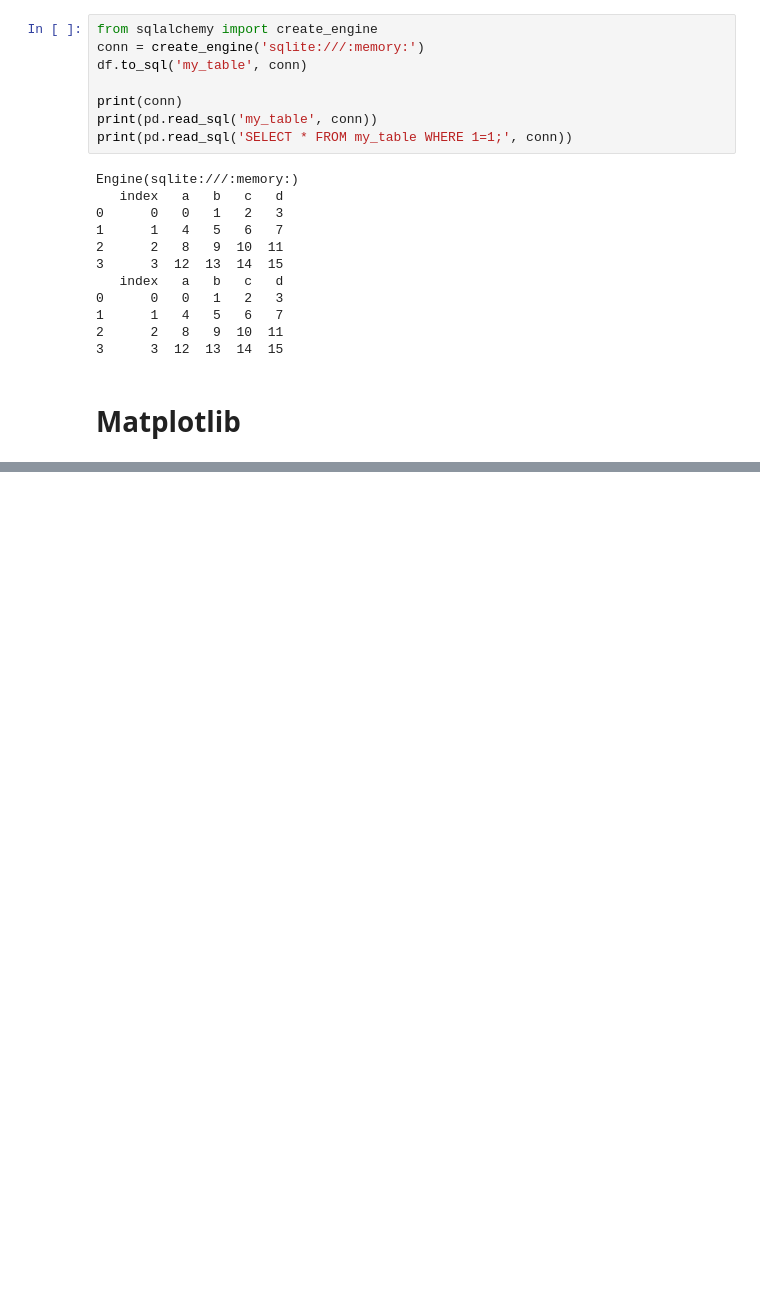
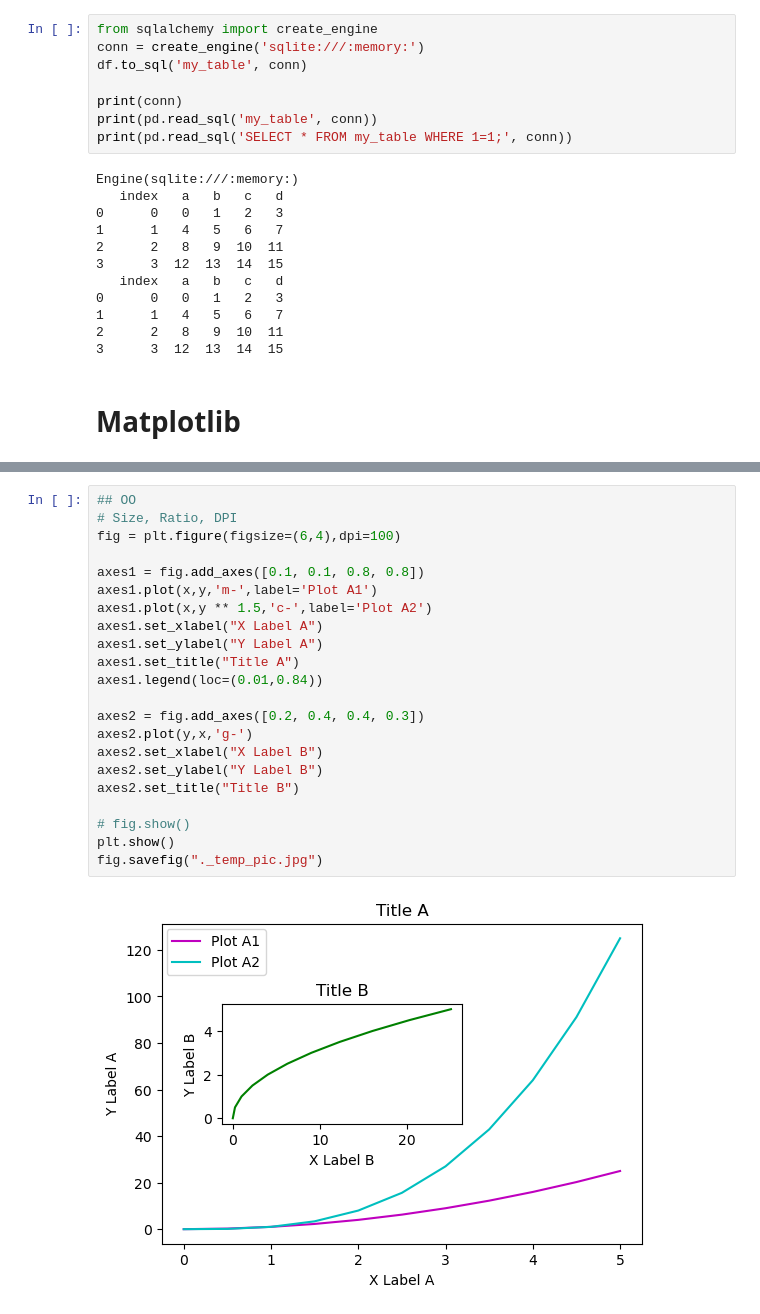
Before and after one commit to FarhanMS123/NeuralNetworkMemorandum, a Jupyter notebook: experiments/basic_python.ipynb, the cells around one changed output, grey strips where cells are left out. Cells and saved outputs as stored; diff of their text form; blank space fills up the shorter version.

```diff
--- a/experiments/basic_python.ipynb
+++ b/experiments/basic_python.ipynb
@@ -682,0 +683,24 @@ fig.show()
+# %%
+## OO
+# Size, Ratio, DPI
+fig = plt.figure(figsize=(6,4),dpi=100)
+
+axes1 = fig.add_axes([0.1, 0.1, 0.8, 0.8])
+axes1.plot(x,y,'m-',label='Plot A1')
+axes1.plot(x,y ** 1.5,'c-',label='Plot A2')
+axes1.set_xlabel("X Label A")
+axes1.set_ylabel("Y Label A")
+axes1.set_title("Title A")
+axes1.legend(loc=(0.01,0.84))
+
+axes2 = fig.add_axes([0.2, 0.4, 0.4, 0.3])
+axes2.plot(y,x,'g-')
+axes2.set_xlabel("X Label B")
+axes2.set_ylabel("Y Label B")
+axes2.set_title("Title B")
+
+# fig.show()
+plt.show()
+fig.savefig("._temp_pic.jpg")
+# %% [output]
+[figure, added]
```
Also changed, not shown: parts of 8 cells of this notebook.
